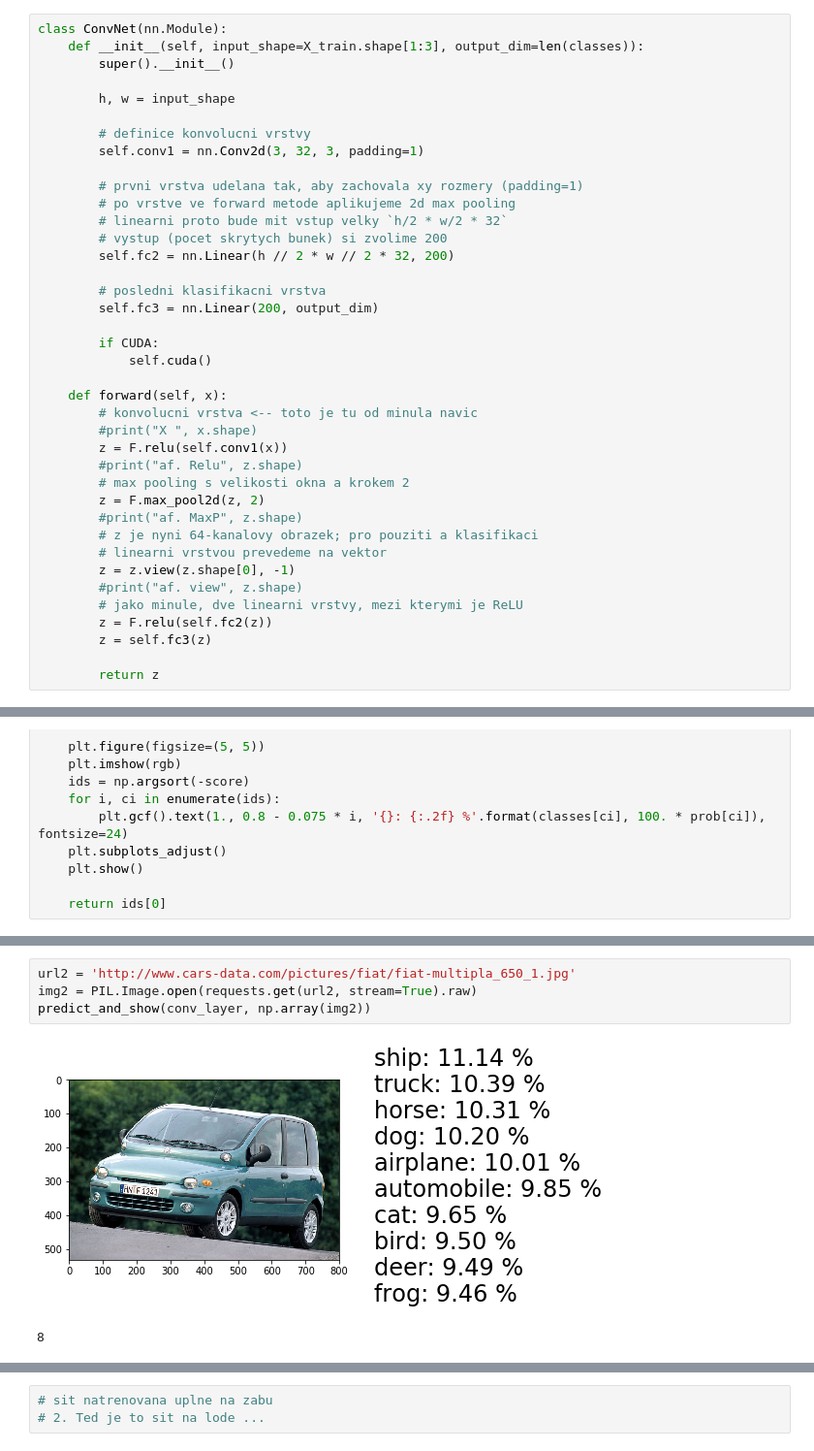
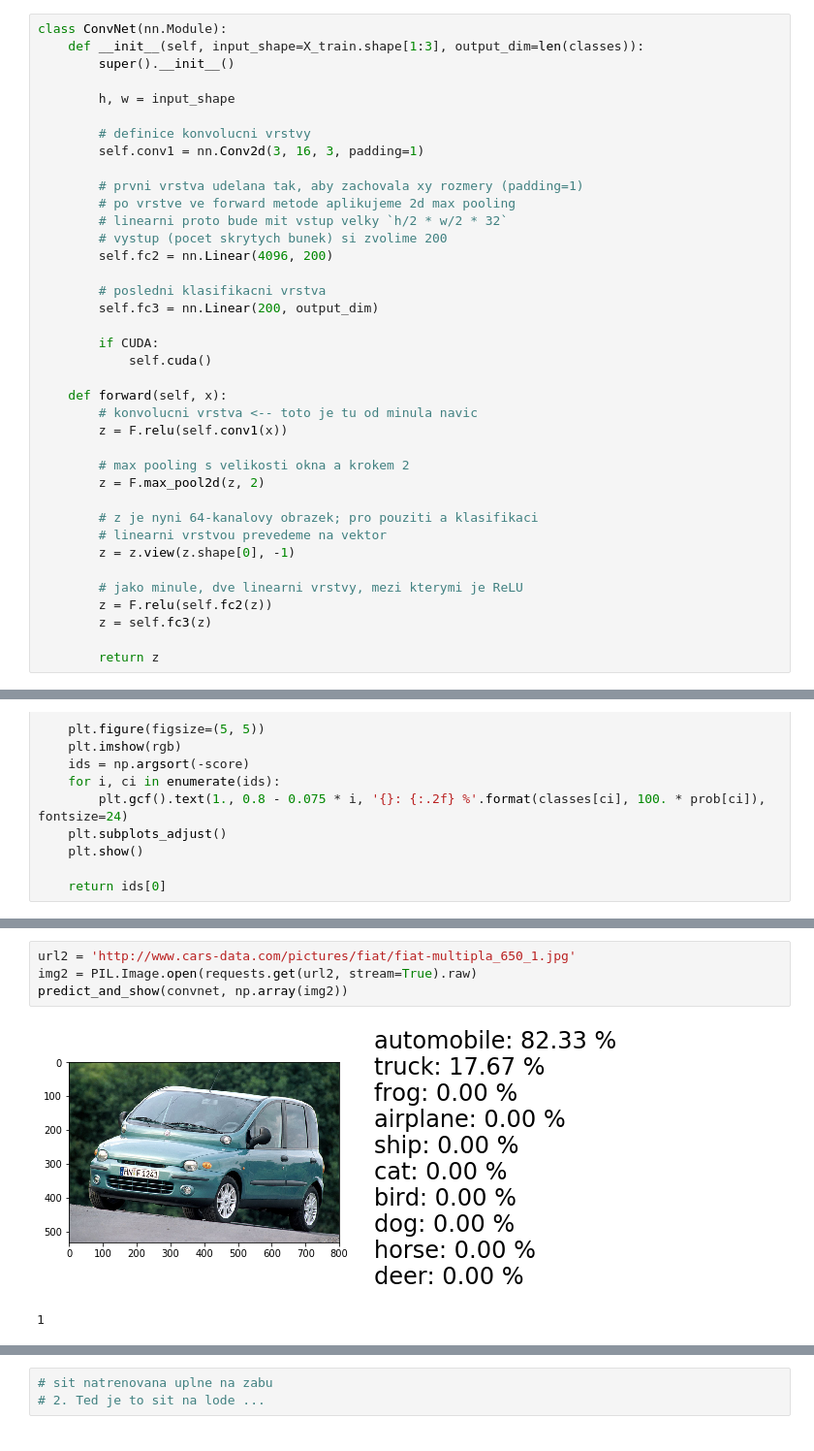
Before and after one commit to Sselion/ANS_Naiman, a Jupyter notebook: conv-intro-lab.ipynb, the cells around one changed output, grey strips where cells are left out. Shown at 97% size. Saved outputs shown, nothing was run; the diff lists cells and outputs as text.

```diff
--- a/conv-intro-lab.ipynb
+++ b/conv-intro-lab.ipynb
@@ -463,13 +463,13 @@ class ConvNet(nn.Module):
         h, w = input_shape
 
         # definice konvolucni vrstvy
-        self.conv1 = nn.Conv2d(3, 32, 3, padding=1)
+        self.conv1 = nn.Conv2d(3, 16, 3, padding=1)
 
         # prvni vrstva udelana tak, aby zachovala xy rozmery (padding=1)
         # po vrstve ve forward metode aplikujeme 2d max pooling
         # linearni proto bude mit vstup velky `h/2 * w/2 * 32`
         # vystup (pocet skrytych bunek) si zvolime 200
-        self.fc2 = nn.Linear(h // 2 * w // 2 * 32, 200)
+        self.fc2 = nn.Linear(4096, 200)
 
         # posledni klasifikacni vrstva
         self.fc3 = nn.Linear(200, output_dim)
@@ -479,16 +479,15 @@ class ConvNet(nn.Module):
 
     def forward(self, x):
         # konvolucni vrstva <-- toto je tu od minula navic
-        #print("X ", x.shape)
         z = F.relu(self.conv1(x))
-        #print("af. Relu", z.shape)
+
         # max pooling s velikosti okna a krokem 2
         z = F.max_pool2d(z, 2)
-        #print("af. MaxP", z.shape)
+
         # z je nyni 64-kanalovy obrazek; pro pouziti a klasifikaci
         # linearni vrstvou prevedeme na vektor
         z = z.view(z.shape[0], -1)
-        #print("af. view", z.shape)
+
         # jako minule, dve linearni vrstvy, mezi kterymi je ReLU
         z = F.relu(self.fc2(z))
         z = self.fc3(z)
@@ -749,10 +770,10 @@ predict_and_show(conv_layer, np.array(img))
 # %%
 url2 = 'http://www.cars-data.com/pictures/fiat/fiat-multipla_650_1.jpg'
 img2 = PIL.Image.open(requests.get(url2, stream=True).raw)
-predict_and_show(conv_layer, np.array(img2))
+predict_and_show(convnet, np.array(img2))
 # %% [output]
-[figure, old version]
+[figure, new version]
-8
+1
 # %%
 url3 = 'http://www.colosseumpretoria.com/wp-content/uploads/2017/05/boat_4.jpg'
 img3 = PIL.Image.open(requests.get(url3, stream=True).raw)
```
Also changed, not shown: parts of 19 cells of this notebook.
